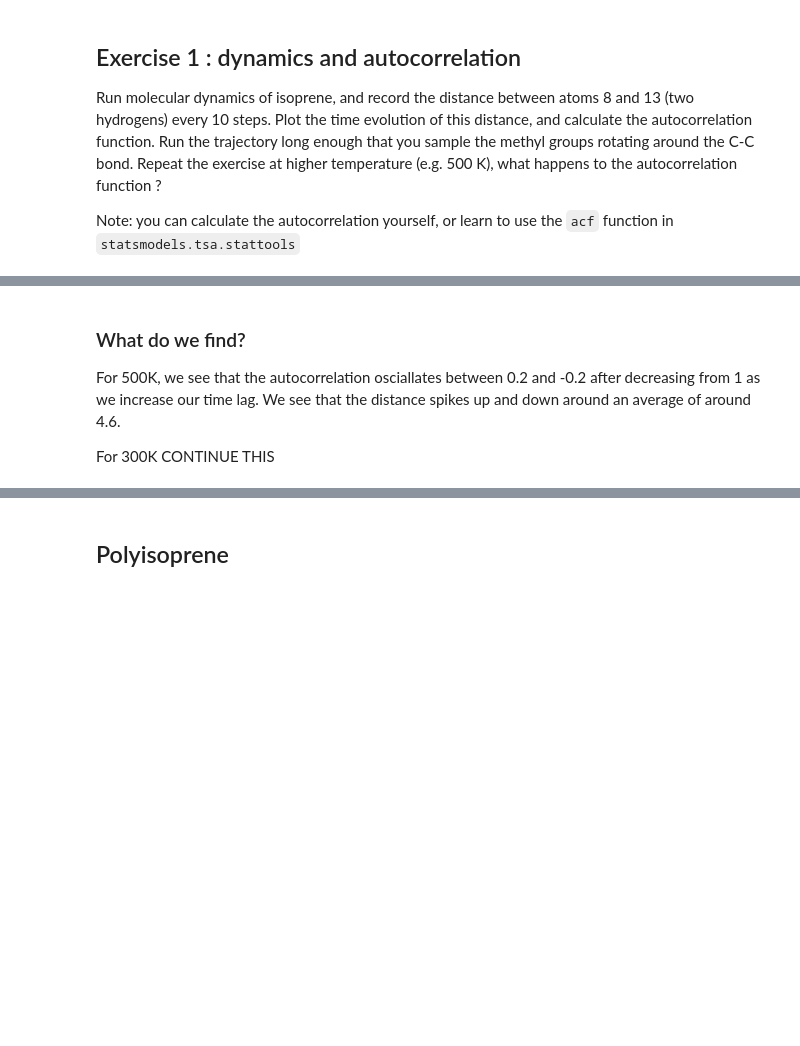
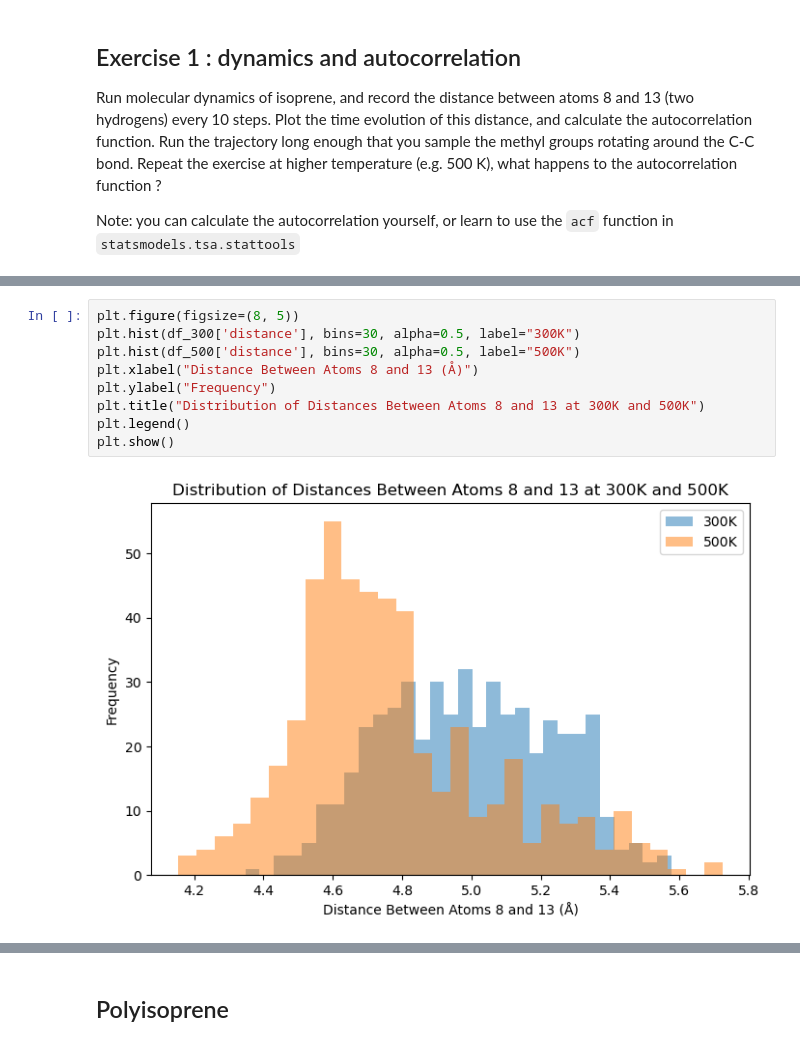
Before and after one commit to macaswalker/MatsAndMols_projects, a Jupyter notebook: polyisoprene.ipynb, the cells around one changed output, grey strips where cells are left out. Cells and saved outputs as stored; diff of their text form; blank space fills up the shorter version.

```diff
--- a/polyisoprene.ipynb
+++ b/polyisoprene.ipynb
@@ -420,6 +392,11 @@ plt.show()
-# %% [markdown]
-### What do we find?
-
-For 500K, we see that the autocorrelation osciallates between 0.2 and -0.2 after decreasing from 1 as we increase our time lag. We see that the distance spikes up and down around an average of around 4.6.
-
-For 300K CONTINUE THIS
+# %%
+plt.figure(figsize=(8, 5))
+plt.hist(df_300['distance'], bins=30, alpha=0.5, label="300K")
+plt.hist(df_500['distance'], bins=30, alpha=0.5, label="500K")
+plt.xlabel("Distance Between Atoms 8 and 13 (Å)")
+plt.ylabel("Frequency")
+plt.title("Distribution of Distances Between Atoms 8 and 13 at 300K and 500K")
+plt.legend()
+plt.show()
+# %% [output]
+[figure, added]
```
Also changed, not shown: parts of 16 cells of this notebook, 1 other file.
